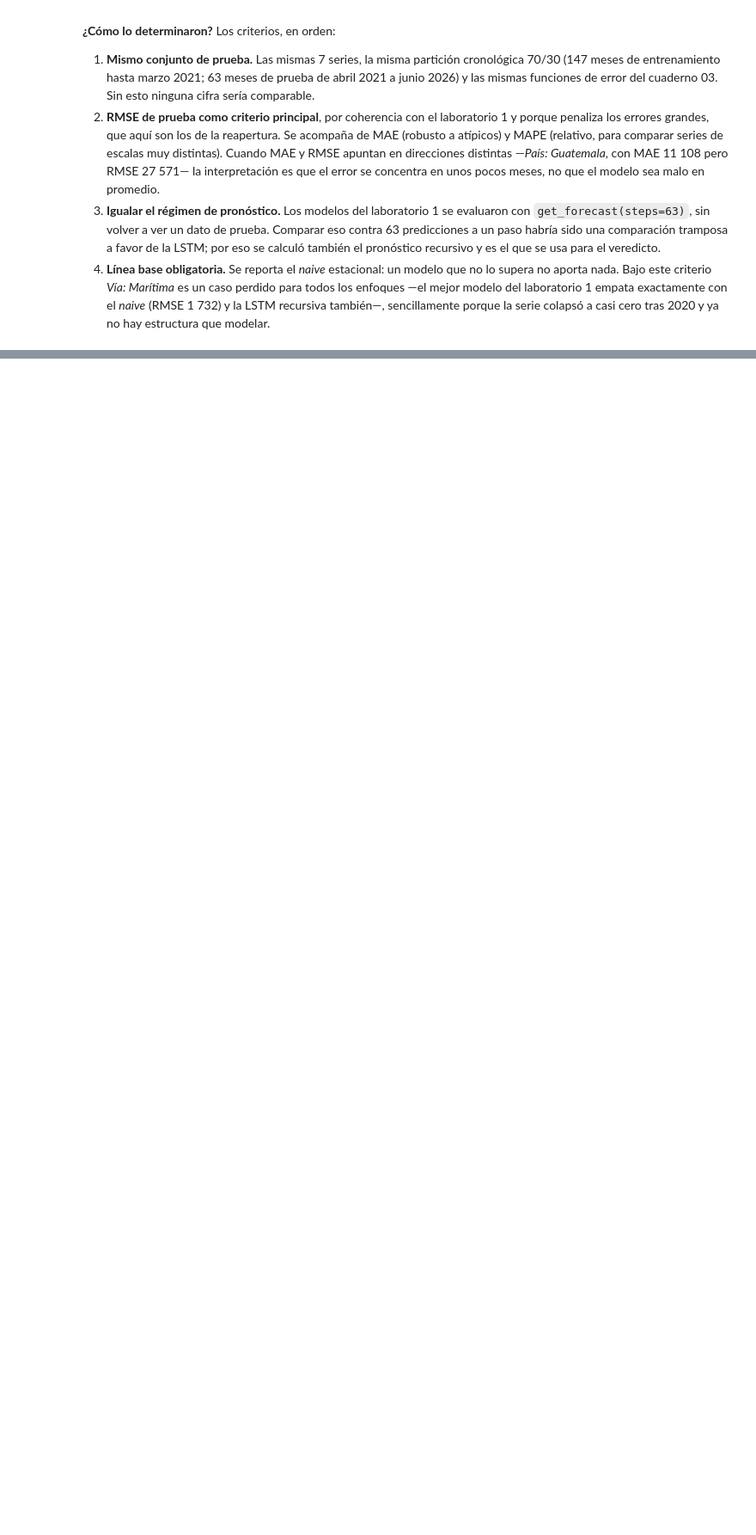
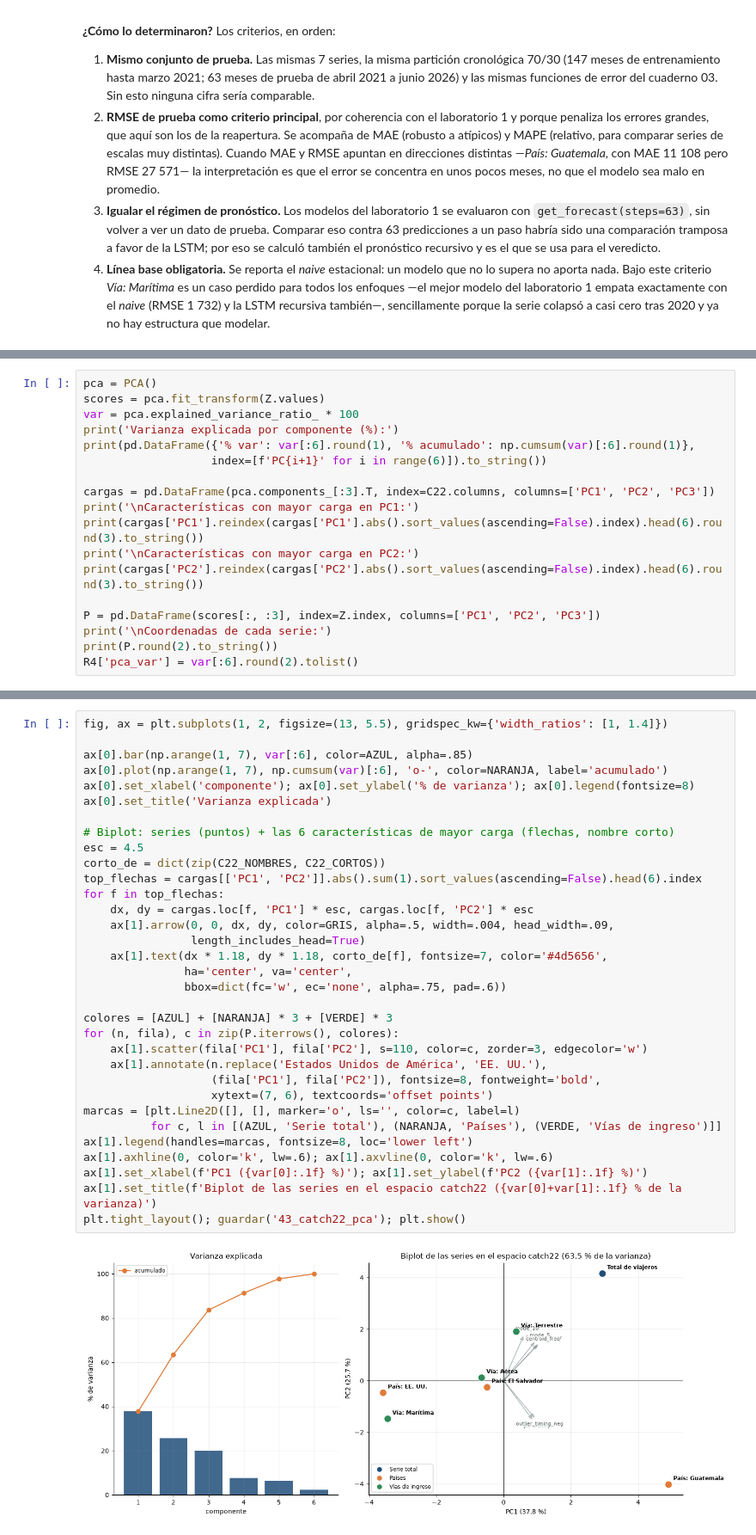
Before and after one commit to rodrigoajmac/CC3084_Laboratorio_1, a Jupyter notebook: Notebooks/04_Modelado_LSTM.ipynb, the cells around one changed output, grey strips where cells are left out. Shown at 86% size. Cells and saved outputs as stored; diff of their text form; blank space fills up the shorter version.

```diff
--- a/Notebooks/04_Modelado_LSTM.ipynb
+++ b/Notebooks/04_Modelado_LSTM.ipynb
@@ -610,0 +697,18 @@ se queda anclada al nivel deprimido del final del entrenamiento (marzo 2021, ple
+# %%
+pca = PCA()
+scores = pca.fit_transform(Z.values)
+var = pca.explained_variance_ratio_ * 100
+print('Varianza explicada por componente (%):')
+print(pd.DataFrame({'% var': var[:6].round(1), '% acumulado': np.cumsum(var)[:6].round(1)},
+                   index=[f'PC{i+1}' for i in range(6)]).to_string())
+
+cargas = pd.DataFrame(pca.components_[:3].T, index=C22.columns, columns=['PC1', 'PC2', 'PC3'])
+print('\nCaracterísticas con mayor carga en PC1:')
+print(cargas['PC1'].reindex(cargas['PC1'].abs().sort_values(ascending=False).index).head(6).round(3).to_string())
+print('\nCaracterísticas con mayor carga en PC2:')
+print(cargas['PC2'].reindex(cargas['PC2'].abs().sort_values(ascending=False).index).head(6).round(3).to_string())
+
+P = pd.DataFrame(scores[:, :3], index=Z.index, columns=['PC1', 'PC2', 'PC3'])
+print('\nCoordenadas de cada serie:')
+print(P.round(2).to_string())
+R4['pca_var'] = var[:6].round(2).tolist()
@@ -610,0 +733,35 @@ se queda anclada al nivel deprimido del final del entrenamiento (marzo 2021, ple
+# %%
+fig, ax = plt.subplots(1, 2, figsize=(13, 5.5), gridspec_kw={'width_ratios': [1, 1.4]})
+
+ax[0].bar(np.arange(1, 7), var[:6], color=AZUL, alpha=.85)
+ax[0].plot(np.arange(1, 7), np.cumsum(var)[:6], 'o-', color=NARANJA, label='acumulado')
+ax[0].set_xlabel('componente'); ax[0].set_ylabel('% de varianza'); ax[0].legend(fontsize=8)
+ax[0].set_title('Varianza explicada')
+
+# Biplot: series (puntos) + las 6 características de mayor carga (flechas, nombre corto)
+esc = 4.5
+corto_de = dict(zip(C22_NOMBRES, C22_CORTOS))
+top_flechas = cargas[['PC1', 'PC2']].abs().sum(1).sort_values(ascending=False).head(6).index
+for f in top_flechas:
+    dx, dy = cargas.loc[f, 'PC1'] * esc, cargas.loc[f, 'PC2'] * esc
+    ax[1].arrow(0, 0, dx, dy, color=GRIS, alpha=.5, width=.004, head_width=.09,
+                length_includes_head=True)
+    ax[1].text(dx * 1.18, dy * 1.18, corto_de[f], fontsize=7, color='#4d5656',
+               ha='center', va='center',
+               bbox=dict(fc='w', ec='none', alpha=.75, pad=.6))
+
+colores = [AZUL] + [NARANJA] * 3 + [VERDE] * 3
+for (n, fila), c in zip(P.iterrows(), colores):
+    ax[1].scatter(fila['PC1'], fila['PC2'], s=110, color=c, zorder=3, edgecolor='w')
+    ax[1].annotate(n.replace('Estados Unidos de América', 'EE. UU.'),
+                   (fila['PC1'], fila['PC2']), fontsize=8, fontweight='bold',
+                   xytext=(7, 6), textcoords='offset points')
+marcas = [plt.Line2D([], [], marker='o', ls='', color=c, label=l)
+          for c, l in [(AZUL, 'Serie total'), (NARANJA, 'Países'), (VERDE, 'Vías de ingreso')]]
+ax[1].legend(handles=marcas, fontsize=8, loc='lower left')
+ax[1].axhline(0, color='k', lw=.6); ax[1].axvline(0, color='k', lw=.6)
+ax[1].set_xlabel(f'PC1 ({var[0]:.1f} %)'); ax[1].set_ylabel(f'PC2 ({var[1]:.1f} %)')
+ax[1].set_title(f'Biplot de las series en el espacio catch22 ({var[0]+var[1]:.1f} % de la varianza)')
+plt.tight_layout(); guardar('43_catch22_pca'); plt.show()
+# %% [output]
+[figure, added]
```
Also changed, not shown: parts of 16 cells of this notebook, 7 other files.
